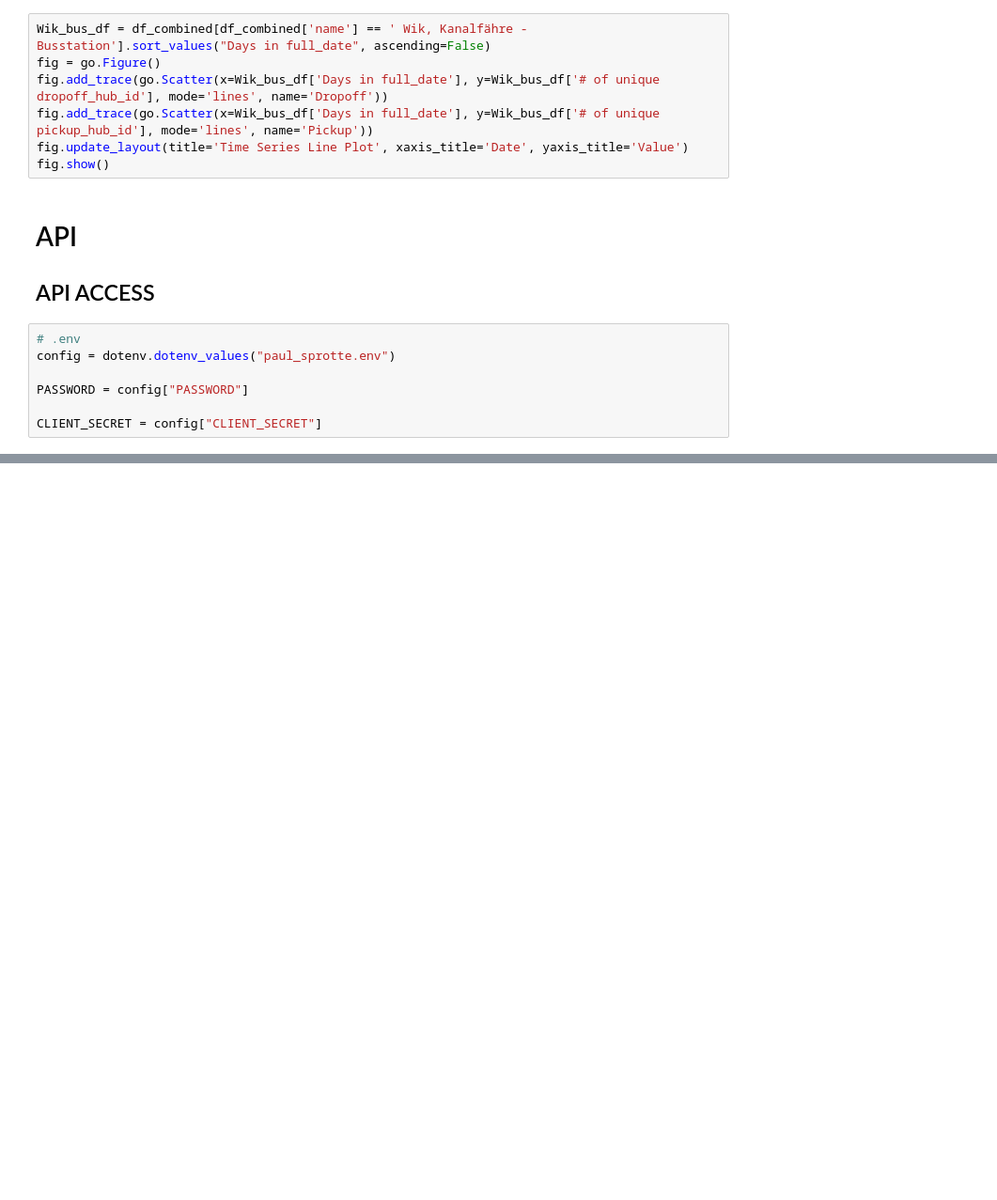
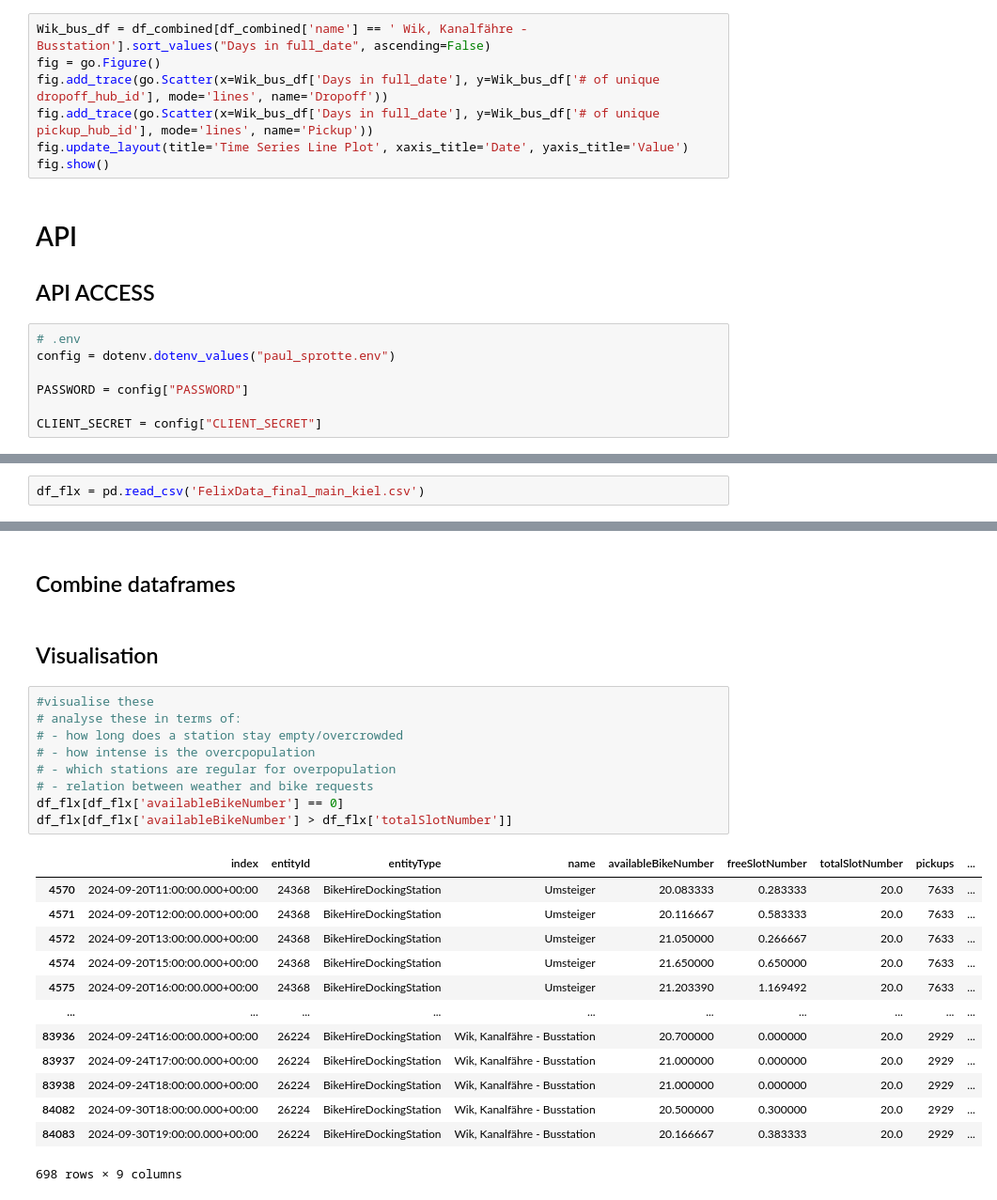
Before and after one commit to MrMysticus/Application_Project_2024, a Jupyter notebook: paul_work.ipynb, the cells around one changed output, grey strips where cells are left out. Shown at 94% size. Cells and saved outputs as stored; diff of their text form; blank space fills up the shorter version.

```diff
--- a/paul_work.ipynb
+++ b/paul_work.ipynb
@@ -163,0 +166,2 @@ NameError: name 'response_data' is not defined
+# %%
+df_flx = pd.read_csv('FelixData_final_main_kiel.csv')
@@ -163,0 +183,27 @@ NameError: name 'response_data' is not defined
+# %% [markdown]
+## Combine dataframes
+# %% [markdown]
+## Visualisation
+# %%
+#visualise these
+# analyse these in terms of:
+# - how long does a station stay empty/overcrowded
+# - how intense is the overcpopulation
+# - which stations are regular for overpopulation
+# - relation between weather and bike requests
+df_flx[df_flx['availableBikeNumber'] == 0]
+df_flx[df_flx['availableBikeNumber'] > df_flx['totalSlotNumber']]
+# %% [output]
+|  | index | entityId | entityType | name | availableBikeNumber | freeSlotNumber | totalSlotNumber | pickups | ... |
+| 4570 | 2024-09-20T11:00:00.000+00:00 | 24368 | BikeHireDockingStation | Umsteiger | 20.083333 | 0.283333 | 20.0 | 7633 | ... |
+| 4571 | 2024-09-20T12:00:00.000+00:00 | 24368 | BikeHireDockingStation | Umsteiger | 20.116667 | 0.583333 | 20.0 | 7633 | ... |
+| 4572 | 2024-09-20T13:00:00.000+00:00 | 24368 | BikeHireDockingStation | Umsteiger | 21.050000 | 0.266667 | 20.0 | 7633 | ... |
+| 4574 | 2024-09-20T15:00:00.000+00:00 | 24368 | BikeHireDockingStation | Umsteiger | 21.650000 | 0.650000 | 20.0 | 7633 | ... |
+| 4575 | 2024-09-20T16:00:00.000+00:00 | 24368 | BikeHireDockingStation | Umsteiger | 21.203390 | 1.169492 | 20.0 | 7633 | ... |
+| ... | ... | ... | ... | ... | ... | ... | ... | ... | ... |
+| 83936 | 2024-09-24T16:00:00.000+00:00 | 26224 | BikeHireDockingStation | Wik, Kanalfähre - Busstation | 20.700000 | 0.000000 | 20.0 | 2929 | ... |
+| 83937 | 2024-09-24T17:00:00.000+00:00 | 26224 | BikeHireDockingStation | Wik, Kanalfähre - Busstation | 21.000000 | 0.000000 | 20.0 | 2929 | ... |
+| 83938 | 2024-09-24T18:00:00.000+00:00 | 26224 | BikeHireDockingStation | Wik, Kanalfähre - Busstation | 21.000000 | 0.000000 | 20.0 | 2929 | ... |
+| 84082 | 2024-09-30T18:00:00.000+00:00 | 26224 | BikeHireDockingStation | Wik, Kanalfähre - Busstation | 20.500000 | 0.300000 | 20.0 | 2929 | ... |
+| 84083 | 2024-09-30T19:00:00.000+00:00 | 26224 | BikeHireDockingStation | Wik, Kanalfähre - Busstation | 20.166667 | 0.383333 | 20.0 | 2929 | ... |
+698 rows × 9 columns
```
Also changed, not shown: parts of 24 cells of this notebook.
